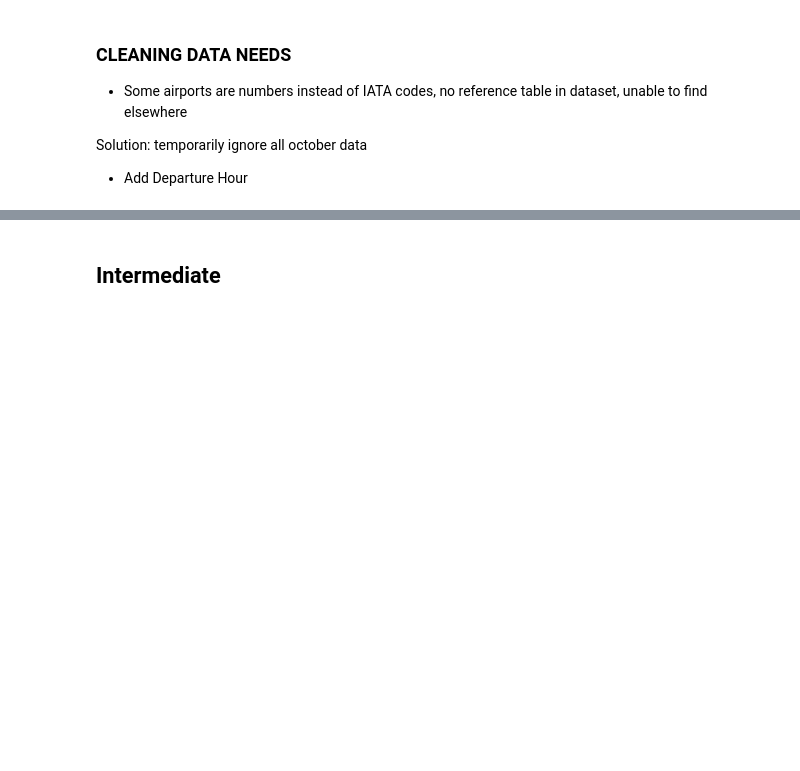
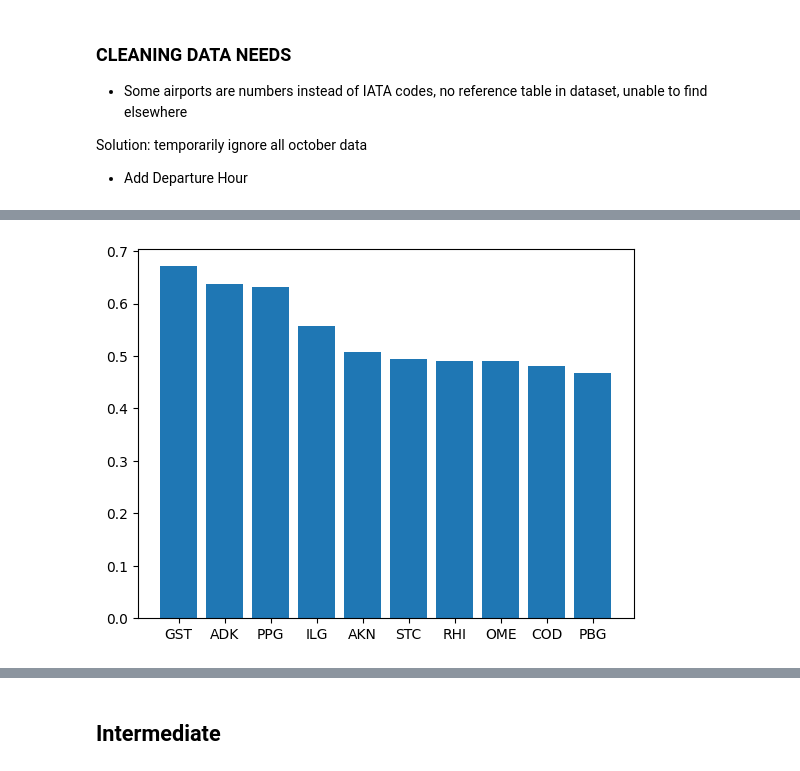
Before and after one commit to qigol/wikipedia-reversion, a Jupyter notebook: main.ipynb, the cells around one changed output, grey strips where cells are left out. Saved outputs shown, nothing was run; the diff lists cells and outputs as text; code cells hidden in the pictures; blank space fills up the shorter version.

```diff
--- a/main.ipynb
+++ b/main.ipynb
@@ -57,0 +69,7 @@ flights = pd.read_csv("data/flights.csv", low_memory=False)
+# %%
+for i in range(len(flights)):
+    if len(flights['ORIGIN_AIRPORT'][i]) != 3:
+        print(flights['ORIGIN_AIRPORT'][i])
+        to_replace = flights['ORIGIN_AIRPORT'][i]
+        value = aircode_dict[flights['ORIGIN_AIRPORT'][i]]
+        flights = flights.replace(to_replace, value)
@@ -57,0 +95,6 @@ flights = pd.read_csv("data/flights.csv", low_memory=False)
+# %%
+for i in range(len(flights)):
+    if len(flights['DESTINATION_AIRPORT'][i]) != 3:
+        to_replace = flights['DESTINATION_AIRPORT'][i]
+        value = aircode_dict[flights['DESTINATION_AIRPORT'][i]]
+        flights = flights.replace(to_replace, value)
@@ -202,8 +199,8 @@ plt.show()
 # %%
-flights["on_time"] = flights["ARRIVAL_DELAY"] <= 10
+flights["ON_TIME"] = flights["ARRIVAL_DELAY"].fillna(float('inf')) <= 10
 
 route_reliability = (
-    flights.groupby(["ORIGIN_AIRPORT", "DESTINATION_AIRPORT"])["on_time"]
+    flights.groupby(["ORIGIN_AIRPORT", "DESTINATION_AIRPORT"])["ON_TIME"]
     .mean()
     .sort_values()
 )
@@ -363,0 +425,29 @@ route_df = (
+# %%
+filtered_flights = flights[flights['CANCELLED'] == 0]
+
+airports['avg_flights_per_hour'] = airports['IATA_CODE'].map(
+    flights.assign(hour=filtered_flights['SCHEDULED_DEPARTURE']//100)
+           .groupby(['ORIGIN_AIRPORT','hour'])
+           .size()
+           .groupby('ORIGIN_AIRPORT')
+           .mean()
+           .round()
+)
+
+airport_delay = (
+    valid_flights
+    .assign(delayed=lambda x: x['ARRIVAL_DELAY'] > 0)
+    .groupby('ORIGIN_AIRPORT')['delayed']
+    .mean()
+)
+
+airports['AVG_DELAY_RATE'] = airports['IATA_CODE'].map(airport_delay)
+# %%
+display(airports.sort_values(by='AVG_DELAY_RATE', ascending=False).head(10))
+
+plt.bar(
+    airports.sort_values(by='AVG_DELAY_RATE', ascending=False)['IATA_CODE'].head(10),
+    airports.sort_values(by='AVG_DELAY_RATE', ascending=False)['AVG_DELAY_RATE'].head(10)
+)
+plt.show()
+# %% [output]
@@ -363,0 +465 @@ route_df = (
+[figure, added]
```
Also changed, not shown: parts of 33 cells of this notebook, 3 other files.
